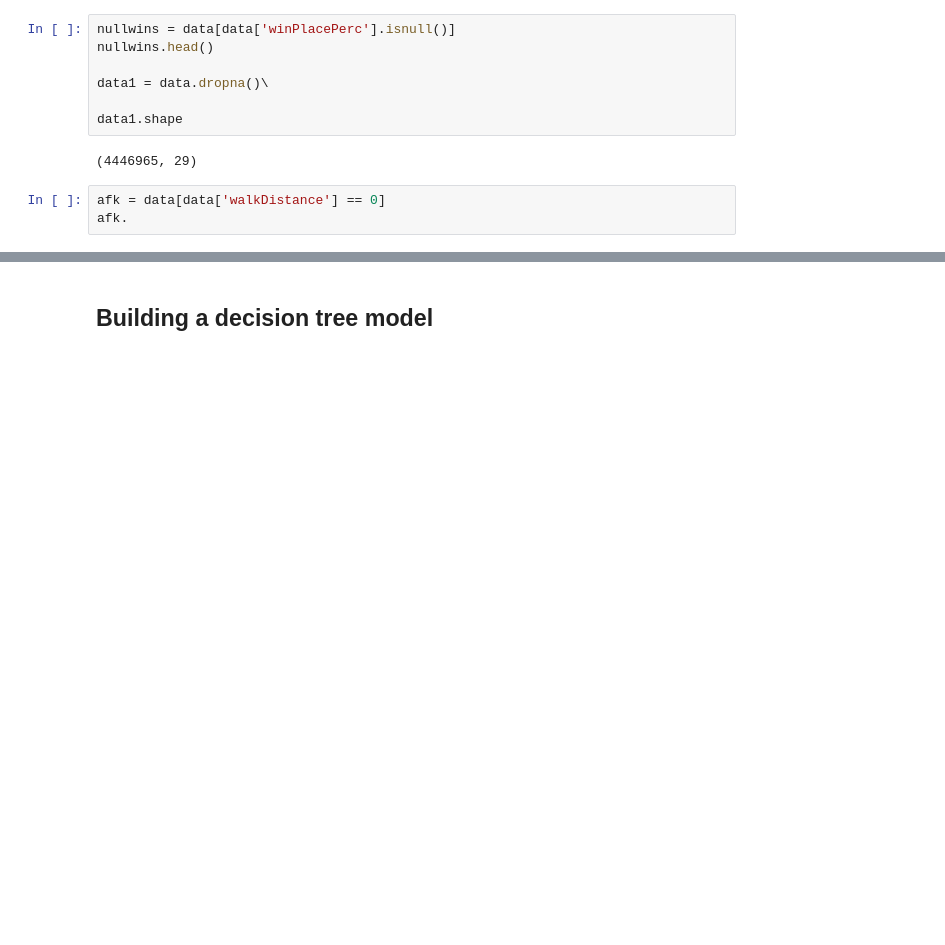
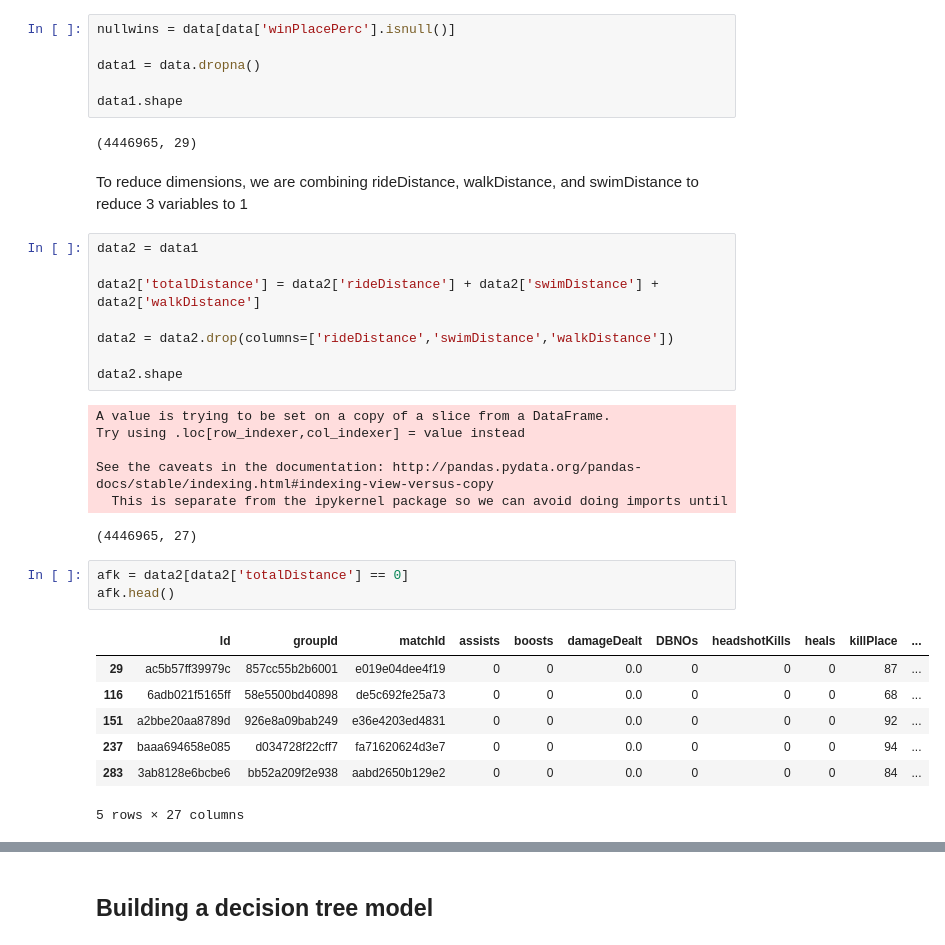
Before and after one commit to Py-Winning/pubg-seer, a Jupyter notebook: PUBG Placement Prediction Notebook.ipynb, the cells around one changed output, grey strips where cells are left out. Cells and saved outputs as stored; diff of their text form; blank space fills up the shorter version.

```diff
--- a/PUBG Placement Prediction Notebook.ipynb
+++ b/PUBG Placement Prediction Notebook.ipynb
@@ -193,12 +186,36 @@ data.shape
 # %%
 nullwins = data[data['winPlacePerc'].isnull()]
-nullwins.head()
 
-data1 = data.dropna()\
+data1 = data.dropna()
 
 data1.shape
 # %% [output]
 (4446965, 29)
+# %% [markdown]
+To reduce dimensions, we are combining rideDistance, walkDistance, and swimDistance to reduce 3 variables to 1
+# %%
+data2 = data1
+
+data2['totalDistance'] = data2['rideDistance'] + data2['swimDistance'] + data2['walkDistance']
+
+data2 = data2.drop(columns=['rideDistance','swimDistance','walkDistance'])
+
+data2.shape
+# %% [output]
+A value is trying to be set on a copy of a slice from a DataFrame.
+Try using .loc[row_indexer,col_indexer] = value instead
+
+See the caveats in the documentation: http://pandas.pydata.org/pandas-docs/stable/indexing.html#indexing-view-versus-copy
+  This is separate from the ipykernel package so we can avoid doing imports until
+(4446965, 27)
 # %%
-afk = data[data['walkDistance'] == 0]
-afk.
+afk = data2[data2['totalDistance'] == 0]
+afk.head()
+# %% [output]
+|  | Id | groupId | matchId | assists | boosts | damageDealt | DBNOs | headshotKills | heals | killPlace | ... |
+| 29 | ac5b57ff39979c | 857cc55b2b6001 | e019e04dee4f19 | 0 | 0 | 0.0 | 0 | 0 | 0 | 87 | ... |
+| 116 | 6adb021f5165ff | 58e5500bd40898 | de5c692fe25a73 | 0 | 0 | 0.0 | 0 | 0 | 0 | 68 | ... |
+| 151 | a2bbe20aa8789d | 926e8a09bab249 | e36e4203ed4831 | 0 | 0 | 0.0 | 0 | 0 | 0 | 92 | ... |
+| 237 | baaa694658e085 | d034728f22cff7 | fa71620624d3e7 | 0 | 0 | 0.0 | 0 | 0 | 0 | 94 | ... |
+| 283 | 3ab8128e6bcbe6 | bb52a209f2e938 | aabd2650b129e2 | 0 | 0 | 0.0 | 0 | 0 | 0 | 84 | ... |
+5 rows × 27 columns
```
Also changed, not shown: parts of 18 cells of this notebook.
